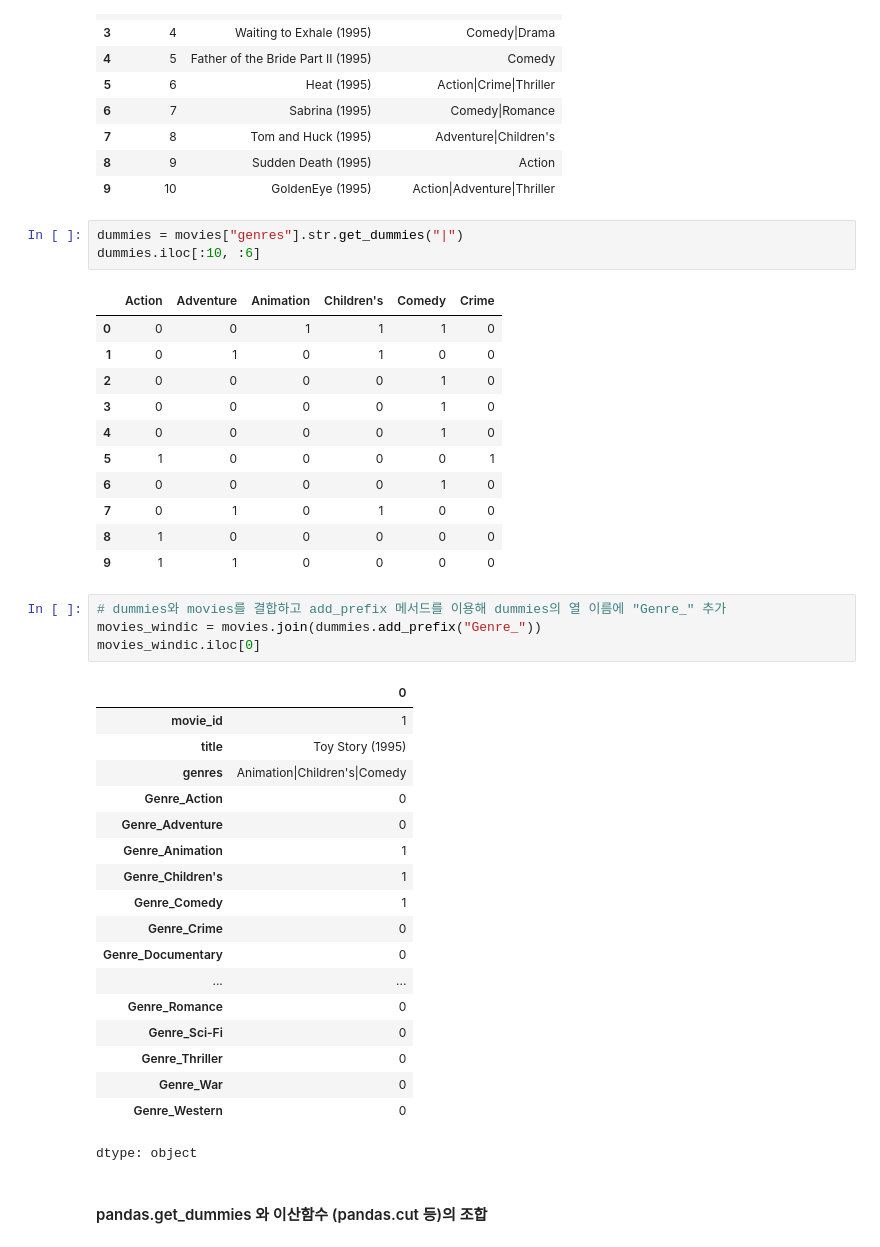
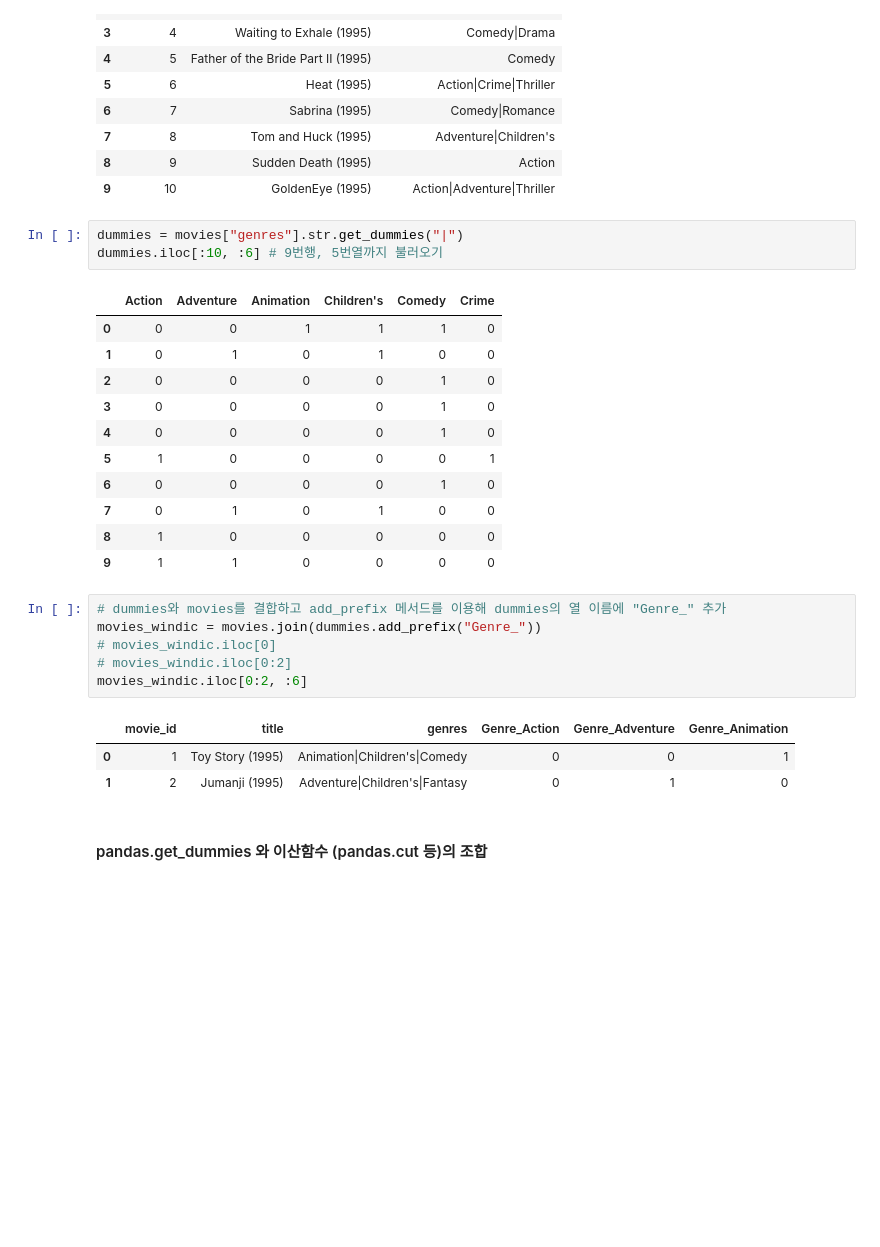
Before and after one commit to jjjjunn/Python-for-DA, a Jupyter notebook: 04_Data_processing.ipynb, the cells around one changed output. Saved outputs shown, nothing was run; the diff lists cells and outputs as text; blank space fills up the shorter version.

```diff
--- a/04_Data_processing.ipynb
+++ b/04_Data_processing.ipynb
@@ -870,7 +973,7 @@ movies[:10]
 | 9 | 10 | GoldenEye (1995) | Action|Adventure|Thriller |
 # %%
 dummies = movies["genres"].str.get_dummies("|")
-dummies.iloc[:10, :6]
+dummies.iloc[:10, :6] # 9번행, 5번열까지 불러오기
 # %% [output]
 |  | Action | Adventure | Animation | Children's | Comedy | Crime |
 | 0 | 0 | 0 | 1 | 1 | 1 | 0 |
@@ -886,26 +989,13 @@ dummies.iloc[:10, :6]
 # %%
 # dummies와 movies를 결합하고 add_prefix 메서드를 이용해 dummies의 열 이름에 "Genre_" 추가
 movies_windic = movies.join(dummies.add_prefix("Genre_"))
-movies_windic.iloc[0]
+# movies_windic.iloc[0]
+# movies_windic.iloc[0:2]
+movies_windic.iloc[0:2, :6]
 # %% [output]
-|  | 0 |
-| movie_id | 1 |
-| title | Toy Story (1995) |
-| genres | Animation|Children's|Comedy |
-| Genre_Action | 0 |
-| Genre_Adventure | 0 |
-| Genre_Animation | 1 |
-| Genre_Children's | 1 |
-| Genre_Comedy | 1 |
-| Genre_Crime | 0 |
-| Genre_Documentary | 0 |
-| ... | ... |
-| Genre_Romance | 0 |
-| Genre_Sci-Fi | 0 |
-| Genre_Thriller | 0 |
-| Genre_War | 0 |
-| Genre_Western | 0 |
+|  | movie_id | title | genres | Genre_Action | Genre_Adventure | Genre_Animation |
+| 0 | 1 | Toy Story (1995) | Animation|Children's|Comedy | 0 | 0 | 1 |
+| 1 | 2 | Jumanji (1995) | Adventure|Children's|Fantasy | 0 | 1 | 0 |
-dtype: object
 # %% [markdown]
 #### pandas.get_dummies 와 이산함수 (pandas.cut 등)의 조합
 # %%
```
Also changed, not shown: parts of 60 cells of this notebook.
